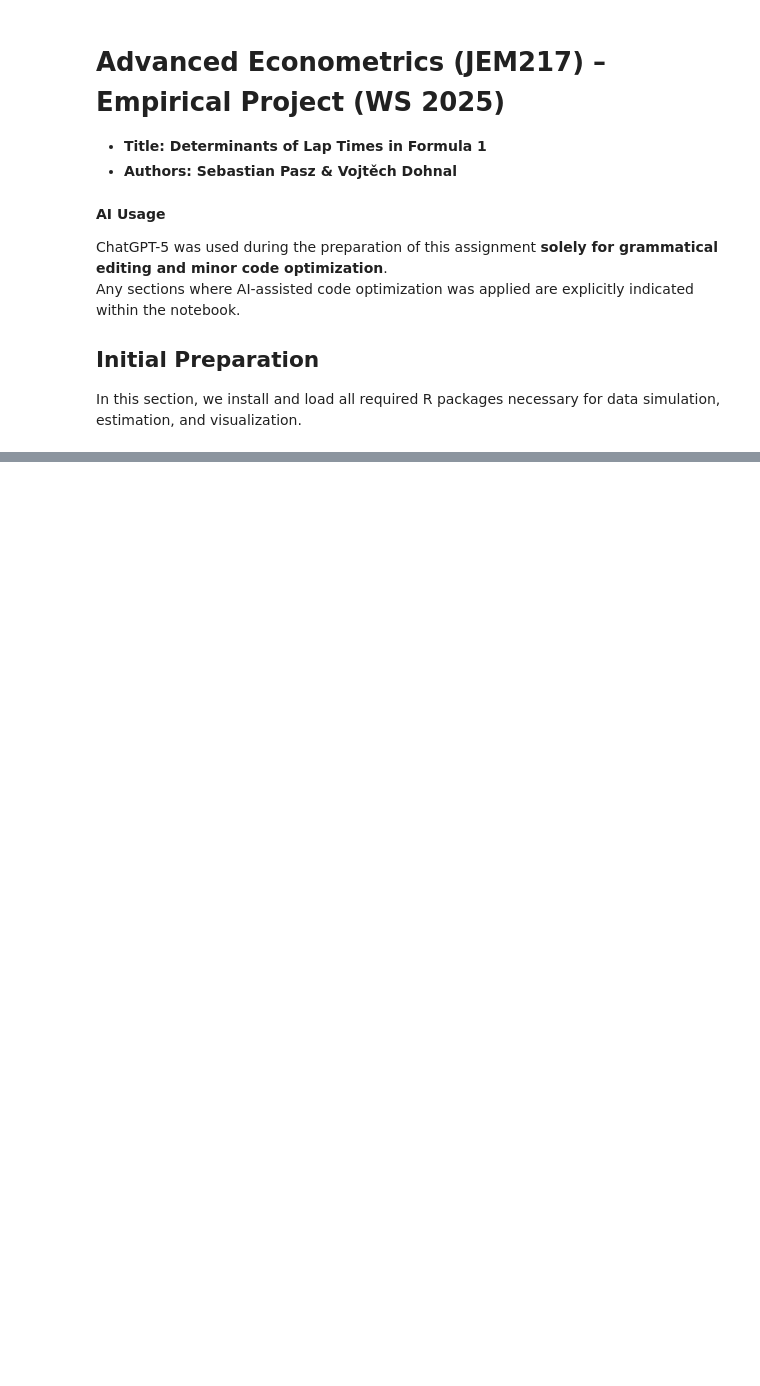
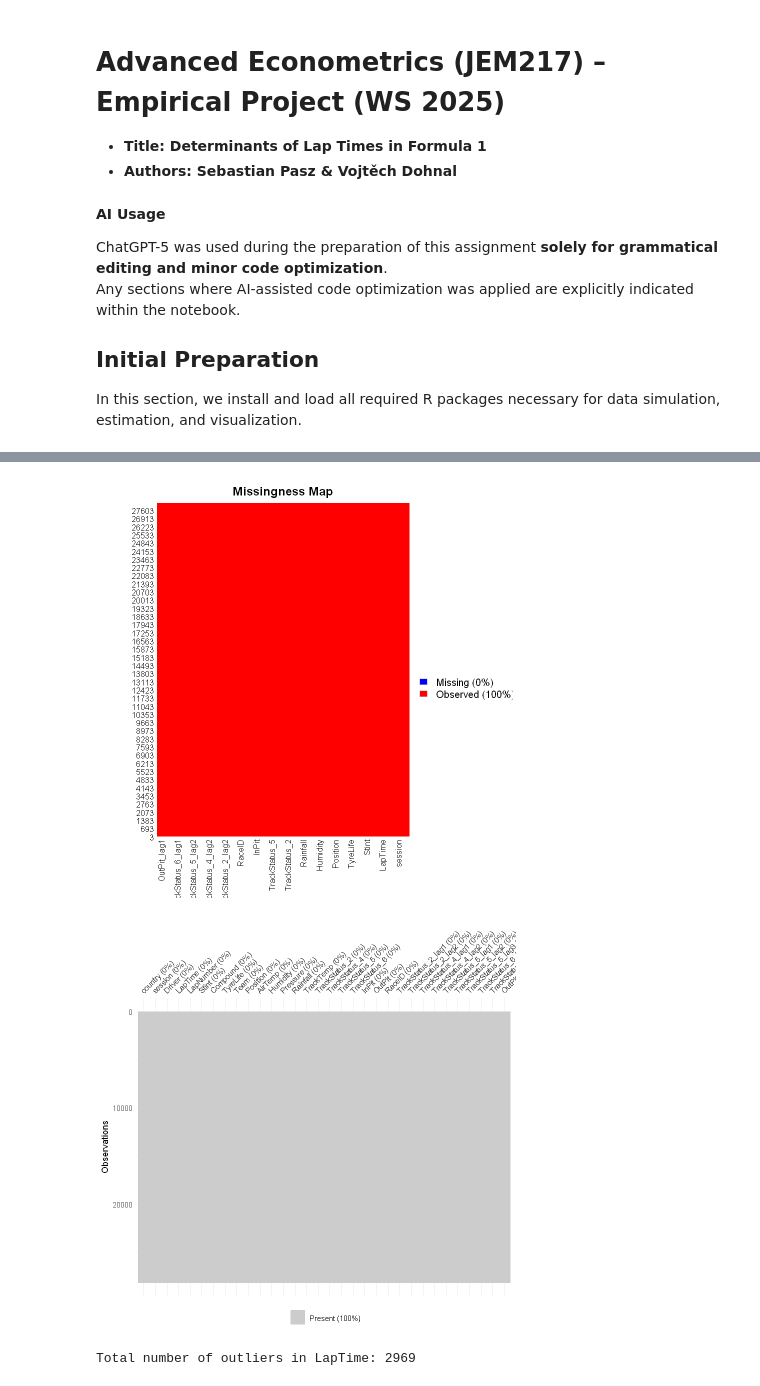
Before and after one commit to 52804407/Advanced_Econometrics_Pasz_Dohnal_Tom-, a Jupyter notebook: Empirical_Project_Pasz_Dohnal/R_code_for_project_analysis.ipynb, the cells around one changed output, grey strips where cells are left out. Saved outputs shown, nothing was run; the diff lists cells and outputs as text; code cells hidden in the pictures; blank space fills up the shorter version.

```diff
--- a/Empirical_Project_Pasz_Dohnal/R_code_for_project_analysis.ipynb
+++ b/Empirical_Project_Pasz_Dohnal/R_code_for_project_analysis.ipynb
@@ -596,0 +218,11 @@ xtable(table_re_df,
+# %%
+head(data)
+data <- data %>%
+  select(-Time, -DriverNumber,
+         -Sector1SessionTime, -Sector2SessionTime, -Sector3SessionTime,
+         -SpeedFL, -LapStartTime,
+         -TrackStatus, -Sector1Time, -Sector2Time, -Sector3Time,
+         -PitOutTime, -PitInTime,
+         -IsPersonalBest, -FastF1Generated, -IsAccurate,
+         -WindDirection, -year, -SpeedI1, -SpeedI2, -SpeedST, -FreshTyre, -WindSpeed)
+colnames(data)
@@ -596,0 +250,6 @@ xtable(table_re_df,
+# %%
+par(bg = "white")
+missmap(data, col = c("blue", "red"))
+
+vis_miss(data, warn_large_data = F)
+# %% [output]
@@ -596,0 +262,27 @@ xtable(table_re_df,
+[figure, added]
+[figure, added]
+# %%
+# Dealing with outliers
+grouped_outliers <- data %>%
+  group_by(Driver, country, session) %>%  # Change if other grouping is needed
+  mutate(
+    Q1 = quantile(LapTime, 0.25, na.rm = TRUE),
+    Q3 = quantile(LapTime, 0.75, na.rm = TRUE),
+    IQR = Q3 - Q1,
+    lower_bound = Q1 - 1.5 * IQR,
+    upper_bound = Q3 + 1.5 * IQR,
+    is_outlier = LapTime < lower_bound | LapTime > upper_bound
+  )
+
+
+Q1 = quantile(data$LapTime, 0.25, na.rm = TRUE)
+Q3 = quantile(data$LapTime, 0.75, na.rm = TRUE)
+IQR = Q3 - Q1
+lower_bound = Q1 - 1.5 * IQR
+upper_bound = Q3 + 1.5 * IQR
+
+# Count total number of outliers
+outlier_count <- sum(grouped_outliers$is_outlier, na.rm = TRUE)
+cat("Total number of outliers in LapTime:", outlier_count, "\n")
+# %% [output]
+Total number of outliers in LapTime: 2969
```
Also changed, not shown: parts of 14 cells of this notebook, 6 other files.
